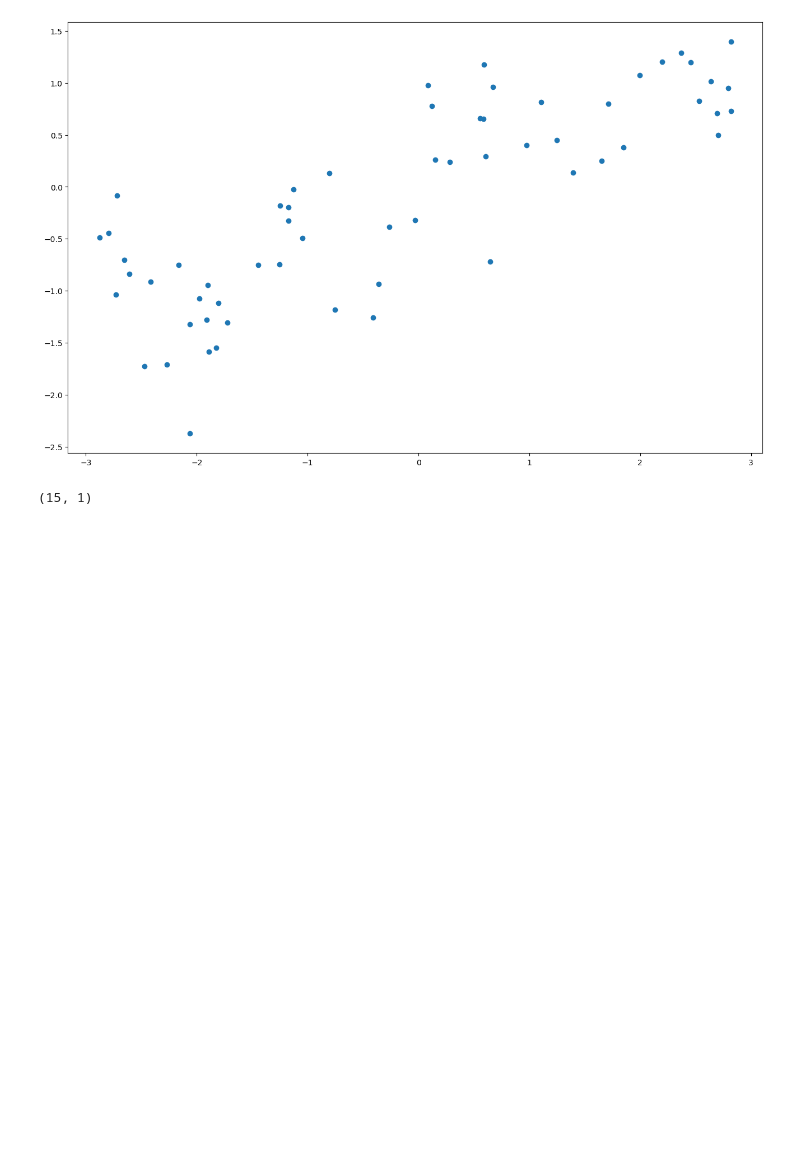
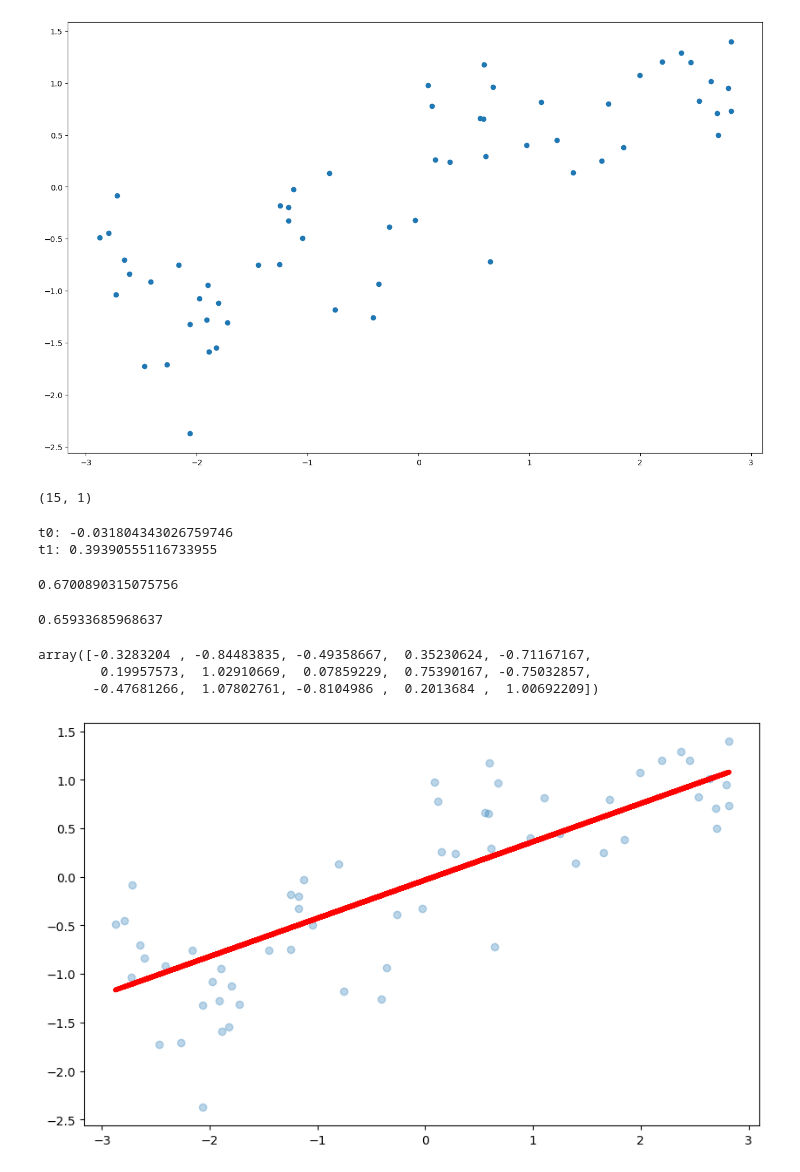
Before and after one commit to mohamedishhaq/machine-learning, a Jupyter notebook: Notes/Linear Regression/synthetic dataset.ipynb, the cells around one changed output. Drawn from its saved outputs; the diff is of its cells as text; code cells hidden in the pictures; blank space fills up the shorter version.

```diff
--- a/Notes/Linear Regression/synthetic dataset.ipynb
+++ b/Notes/Linear Regression/synthetic dataset.ipynb
@@ -81,3 +81,33 @@ X_test.shape
 #fitting linear regression model
 from sklearn.linear_model import LinearRegression
 lr = LinearRegression().fit(X_train,y_train)
+# %%
+t0 = lr.intercept_
+t1= lr.coef_[0]
+print('t0:',t0)
+print('t1:',t1)
+# %% [output]
+t0: -0.031804343026759746
+t1: 0.39390555116733955
+# %%
+lr.score(X_train,y_train)
+# %% [output]
+0.6700890315075756
+# %%
+lr.score(X_test,y_test)
+# %% [output]
+0.65933685968637
+# %%
+y_all = lr.predict(X_test)
+y_all
+# %% [output]
+array([-0.3283204 , -0.84483835, -0.49358667,  0.35230624, -0.71167167,
+        0.19957573,  1.02910669,  0.07859229,  0.75390167, -0.75032857,
+       -0.47681266,  1.07802761, -0.8104986 ,  0.2013684 ,  1.00692209])
+# %%
+plt.figure(figsize=(10,6))
+plt.scatter(X,y,alpha=0.3)
+plt.plot(X,lr.predict(X),color='red',linewidth=4)
+plt.show()
+# %% [output]
+[figure, added]
```
